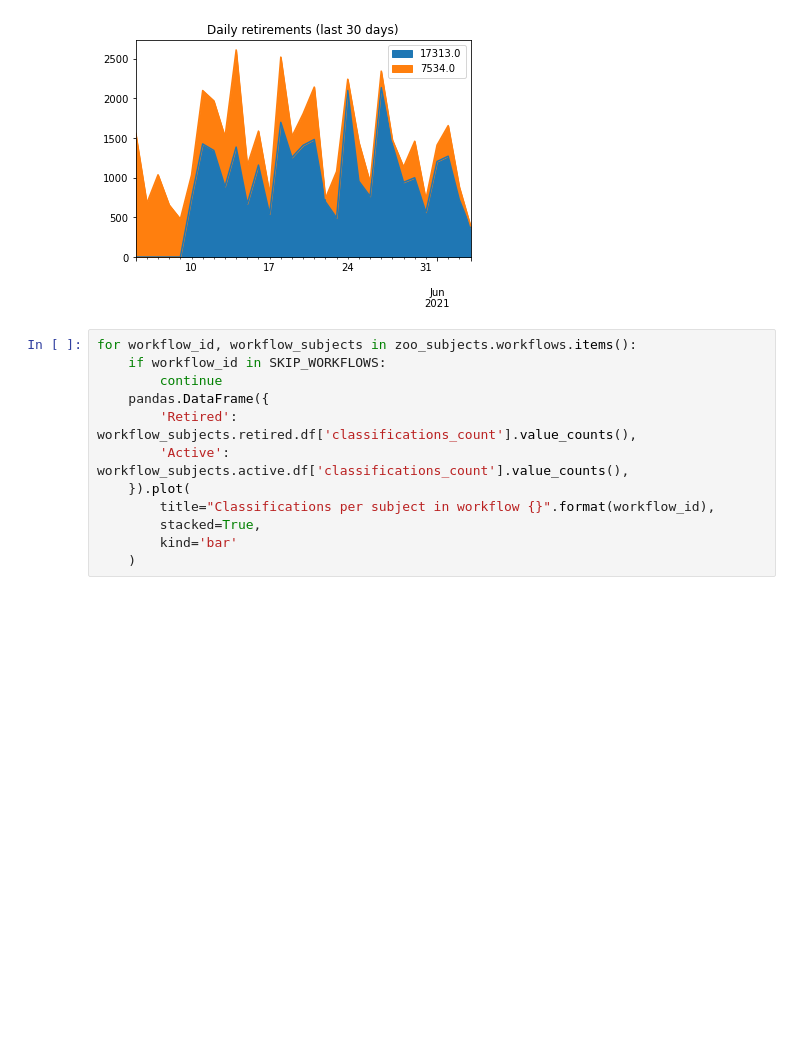
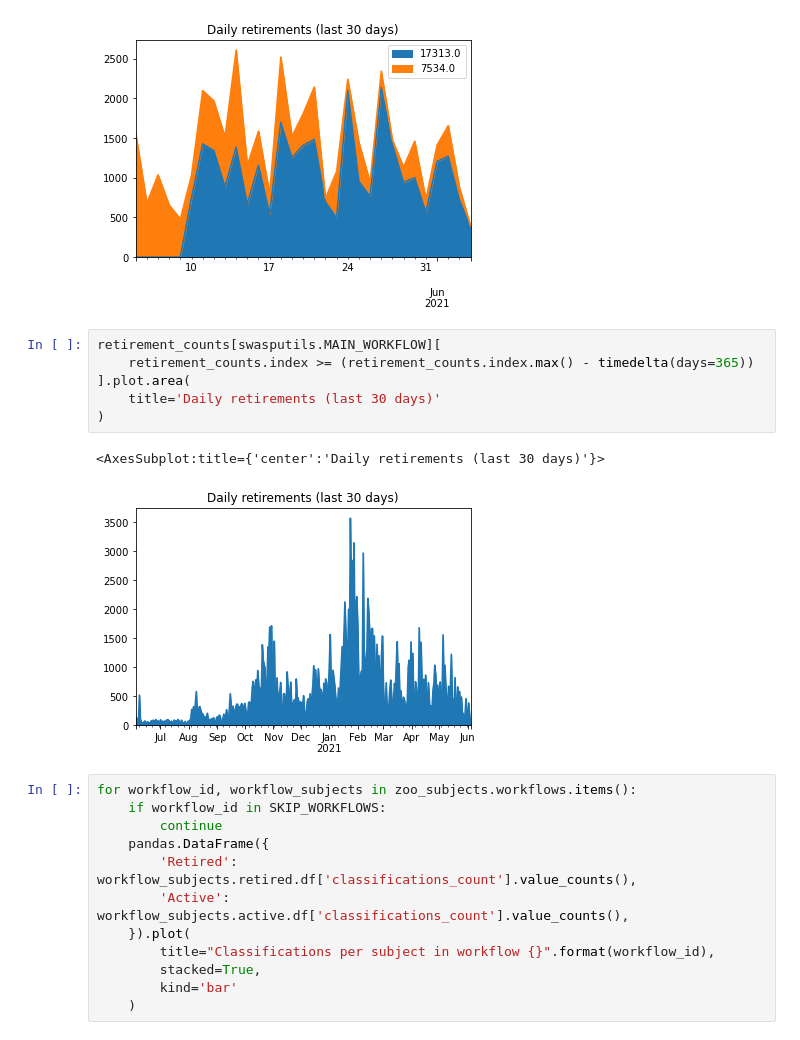
Before and after one commit to adammcmaster/superwasp-tools, a Jupyter notebook: zooniverse_retirement.ipynb, the cells around one changed output. Cells and saved outputs as stored; diff of their text form; blank space fills up the shorter version.

```diff
--- a/zooniverse_retirement.ipynb
+++ b/zooniverse_retirement.ipynb
@@ -45,6 +45,15 @@ retirement_counts[
 # %% [output]
 <AxesSubplot:title={'center':'Daily retirements (last 30 days)'}>
 [figure]
+# %%
+retirement_counts[swasputils.MAIN_WORKFLOW][
+    retirement_counts.index >= (retirement_counts.index.max() - timedelta(days=365))
+].plot.area(
+    title='Daily retirements (last 30 days)'
+)
+# %% [output]
+<AxesSubplot:title={'center':'Daily retirements (last 30 days)'}>
+[figure, added]
 # %%
 for workflow_id, workflow_subjects in zoo_subjects.workflows.items():
     if workflow_id in SKIP_WORKFLOWS:
```
Also changed, not shown: parts of 1 cell of this notebook.
